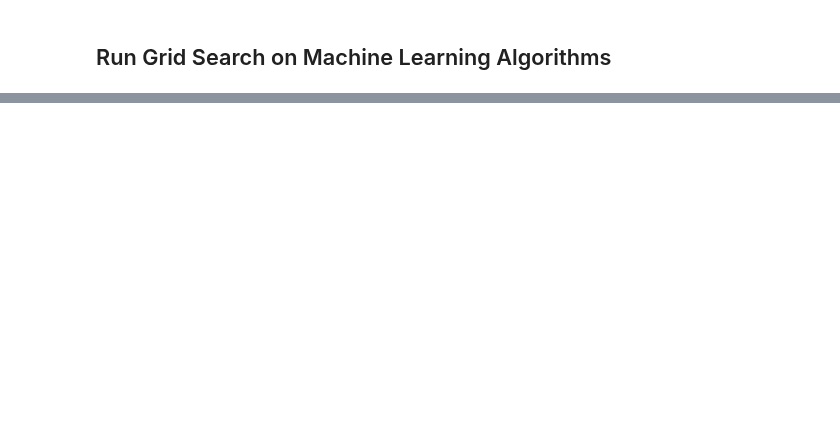
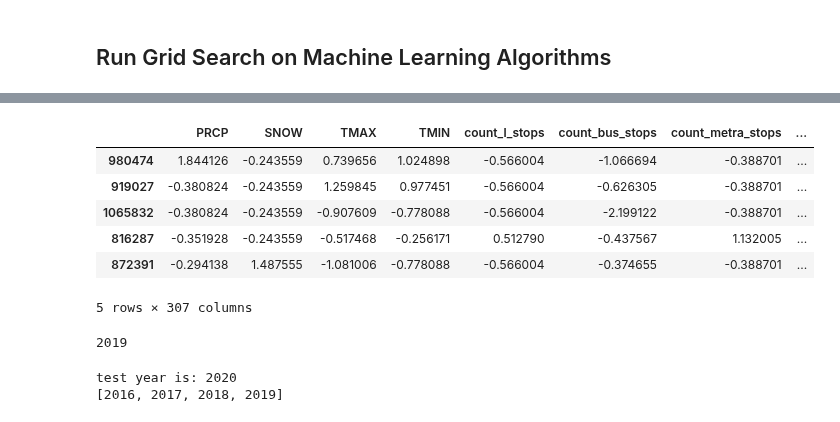
Before and after one commit to Deckart2/capp_30254_crime_forcasting, a Jupyter notebook: scripts/ml.ipynb, the cells around one changed output, grey strips where cells are left out. Saved outputs shown, nothing was run; the diff lists cells and outputs as text; code cells hidden in the pictures; blank space fills up the shorter version.

```diff
--- a/scripts/ml.ipynb
+++ b/scripts/ml.ipynb
@@ -101,0 +149,12 @@ Name: mean, dtype: float64
+# %%
+#Get data set up
+import warnings
+warnings.filterwarnings('ignore')
+data = pd.read_csv("../intermediate_data/df_2015_to_present.csv")
+data["was_arrested"]=data["Arrest"].astype("float")
+data = data.drop(["Arrest", "category_1", "category_2", "Domestic", "ID", "Week", "Day", "Hour"], axis = 1)
+data = convert_to_categorical(data, ["Beat"])
+data_small = data.sample(frac=0.001)
+
+data_small_ready = prep_data(data_small, "was_arrested",
+                                        1, "Year", ["Year", "Month", "Beat", "Watch"])
@@ -101,0 +179,34 @@ Name: mean, dtype: float64
+# %%
+data_small_ready[0][0].head()
+# %% [output]
+|  | PRCP | SNOW | TMAX | TMIN | count_l_stops | count_bus_stops | count_metra_stops | ... |
+| 980474 | 1.844126 | -0.243559 | 0.739656 | 1.024898 | -0.566004 | -1.066694 | -0.388701 | ... |
+| 919027 | -0.380824 | -0.243559 | 1.259845 | 0.977451 | -0.566004 | -0.626305 | -0.388701 | ... |
+| 1065832 | -0.380824 | -0.243559 | -0.907609 | -0.778088 | -0.566004 | -2.199122 | -0.388701 | ... |
+| 816287 | -0.351928 | -0.243559 | -0.517468 | -0.256171 | 0.512790 | -0.437567 | 1.132005 | ... |
+| 872391 | -0.294138 | 1.487555 | -1.081006 | -0.778088 | -0.566004 | -0.374655 | -0.388701 | ... |
+5 rows × 307 columns
+# %%
+data_small_ready[0][2]
+# %% [output]
+2019
+# %%
+#get other ML things going:
+from sklearn.linear_model import LogisticRegression
+#name = "log_reg"
+
+params = [
+    {
+        "log_reg__C":[.001, .01, .1, 1, 10, 100, 1000],
+    }
+    ]
+
+log_reg_results = average_grid_searches(
+                            LogisticRegression(), "log_reg",
+                          params, ["precision", "recall"],
+                          data_small_ready, "was_arrested", 2020)
+
+log_reg_results["mean"]=log_reg_results.mean(axis=1, numeric_only=True)
+# %% [output]
+test year is: 2020
+[2016, 2017, 2018, 2019]
```
Also changed, not shown: parts of 9 cells of this notebook, 1 other file.
